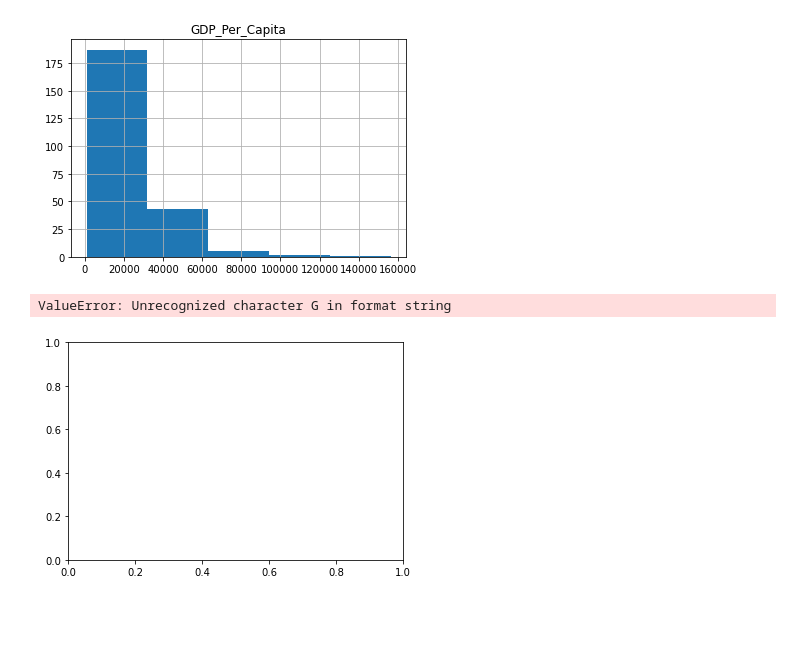
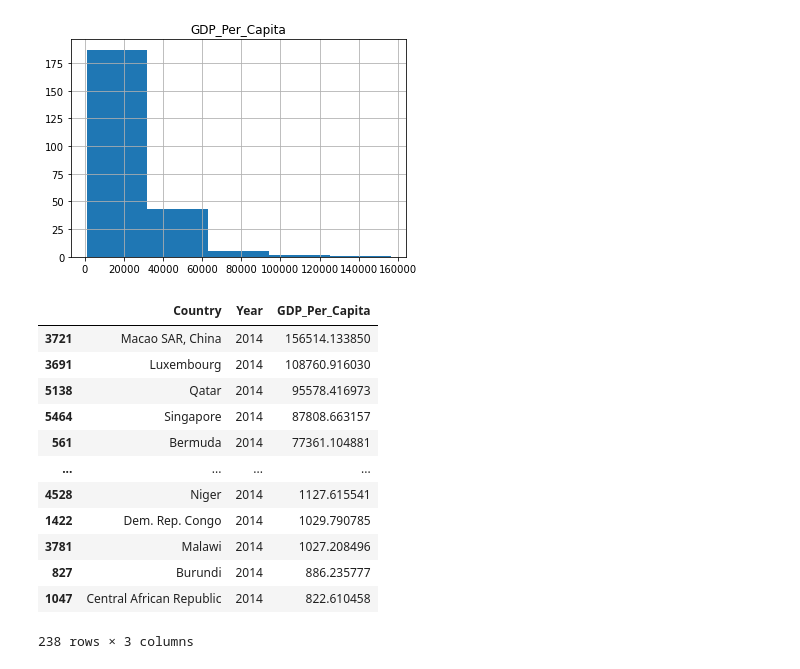
Before and after one commit to nss-data-science-cohort-5/un_exploration-yvonnemartinez716, a Jupyter notebook: notebooks/UN_Data_Exploration.ipynb, the cells around one changed output. Saved outputs shown, nothing was run; the diff lists cells and outputs as text; code cells hidden in the pictures; blank space fills up the shorter version.

```diff
--- a/notebooks/UN_Data_Exploration.ipynb
+++ b/notebooks/UN_Data_Exploration.ipynb
@@ -202,6 +202,18 @@ plt.show()
 # %% [output]
 [figure]
 # %%
+gdp_2014.sort_values('GDP_Per_Capita', ascending=False)
 # %% [output]
+|  | Country | Year | GDP_Per_Capita |
+| 3721 | Macao SAR, China | 2014 | 156514.133850 |
+| 3691 | Luxembourg | 2014 | 108760.916030 |
+| 5138 | Qatar | 2014 | 95578.416973 |
+| 5464 | Singapore | 2014 | 87808.663157 |
+| 561 | Bermuda | 2014 | 77361.104881 |
+| ... | ... | ... | ... |
+| 4528 | Niger | 2014 | 1127.615541 |
+| 1422 | Dem. Rep. Congo | 2014 | 1029.790785 |
+| 3781 | Malawi | 2014 | 1027.208496 |
+| 827 | Burundi | 2014 | 886.235777 |
+| 1047 | Central African Republic | 2014 | 822.610458 |
-ValueError: Unrecognized character G in format string
+238 rows × 3 columns
-[figure, removed]
```
Also changed, not shown: parts of 8 cells of this notebook.
